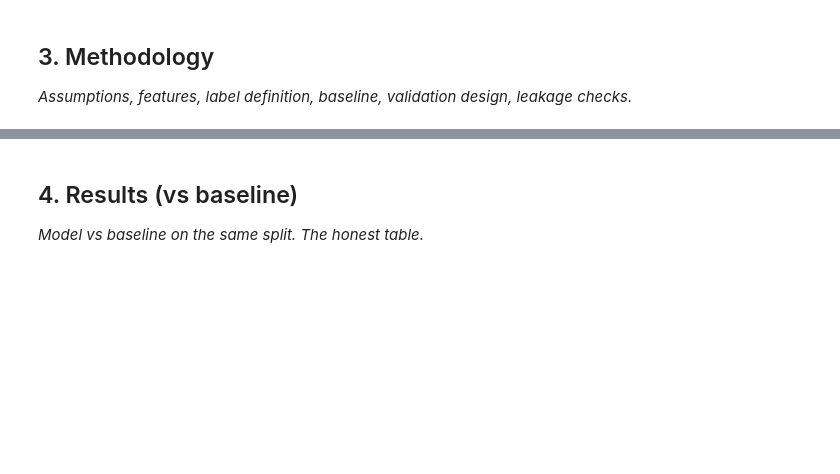
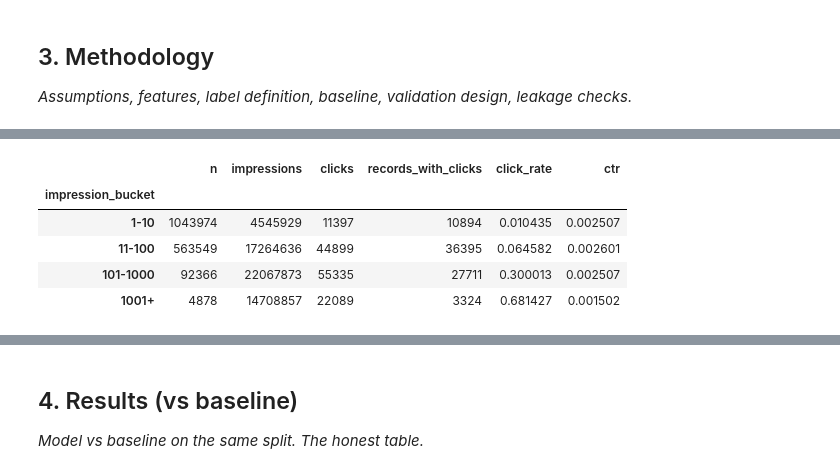
Before and after one commit to barak-hub/flyrank-ml-internship, a Jupyter notebook: work/notebooks/capstone.ipynb, the cells around one changed output, grey strips where cells are left out. Cells and saved outputs as stored; diff of their text form; code cells hidden in the pictures; blank space fills up the shorter version.

```diff
--- a/work/notebooks/capstone.ipynb
+++ b/work/notebooks/capstone.ipynb
@@ -20,0 +216,37 @@ This skeleton is yours to fill. Work the sections **in order** — each one has
+# %%
+
+# Examine how impression volume affects the target
+
+eligible["impression_bucket"] = pd.cut(
+    eligible["impressions_last30"],
+    bins=[0, 10, 100, 1000, float("inf")],
+    labels=["1-10", "11-100", "101-1000", "1001+"],
+    include_lowest=True
+)
+
+volume_check = (
+    eligible.groupby("impression_bucket", observed=True)
+    .agg(
+        n=("clicks_last30", "size"),
+        impressions=("impressions_last30", "sum"),
+        clicks=("clicks_last30", "sum"),
+        records_with_clicks=("clicks_last30", lambda x: (x > 0).sum())
+    )
+)
+
+volume_check["click_rate"] = (
+    volume_check["records_with_clicks"] / volume_check["n"]
+)
+
+volume_check["ctr"] = (
+    volume_check["clicks"] / volume_check["impressions"]
+)
+
+display(volume_check)
+# %% [output]
+|  | n | impressions | clicks | records_with_clicks | click_rate | ctr |
+| impression_bucket |  |  |  |  |  |  |
+| 1-10 | 1043974 | 4545929 | 11397 | 10894 | 0.010435 | 0.002507 |
+| 11-100 | 563549 | 17264636 | 44899 | 36395 | 0.064582 | 0.002601 |
+| 101-1000 | 92366 | 22067873 | 55335 | 27711 | 0.300013 | 0.002507 |
+| 1001+ | 4878 | 14708857 | 22089 | 3324 | 0.681427 | 0.001502 |
```
Also changed, not shown: parts of 47 cells of this notebook.
